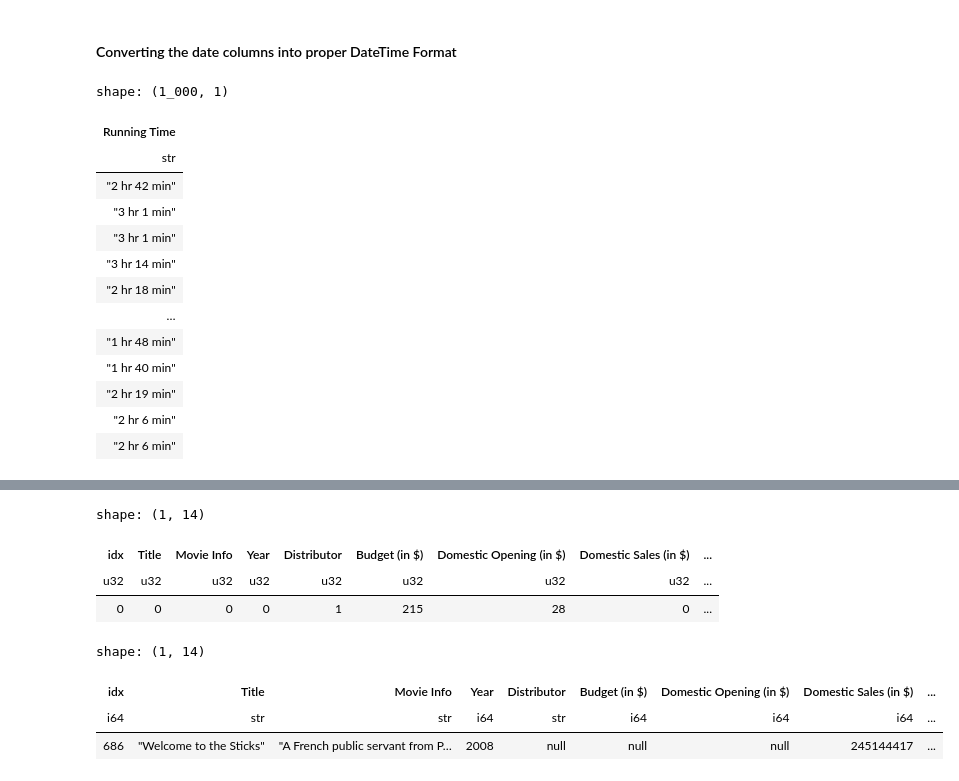
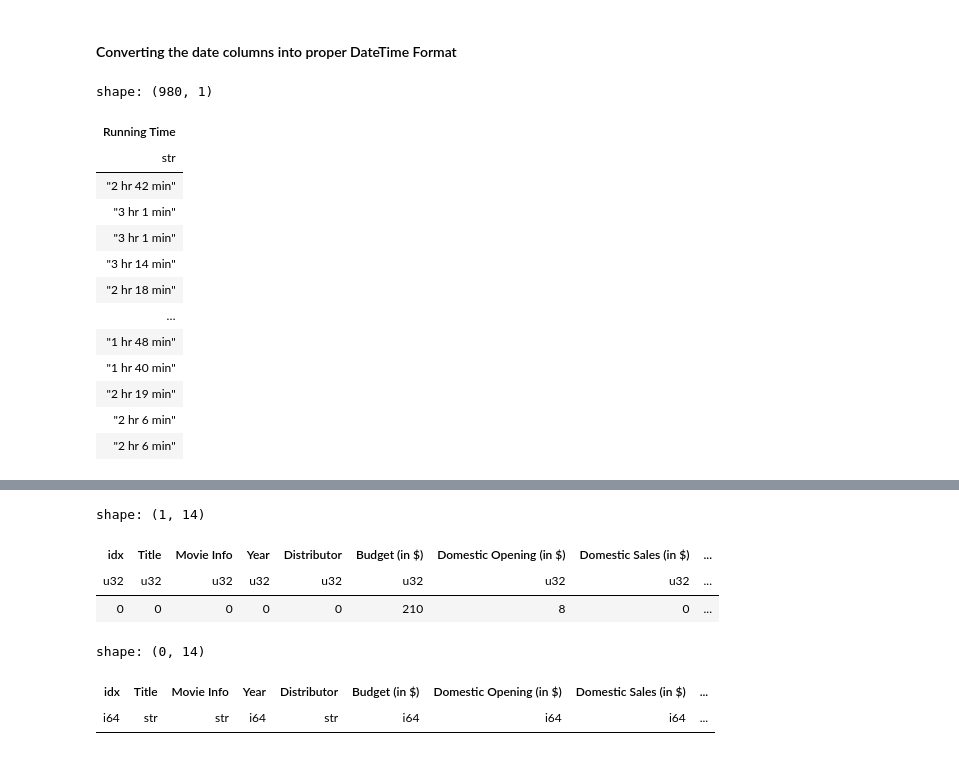
Before and after one commit to Jiyuu-da/movies_shiny_app, a Jupyter notebook: cleaning.ipynb, the cells around one changed output, grey strips where cells are left out. Drawn from its saved outputs; the diff is of its cells as text; code cells hidden in the pictures.

```diff
--- a/cleaning.ipynb
+++ b/cleaning.ipynb
@@ -1,6 +1,6 @@
 # %%
 import polars as pl
 # %%
-df = pl.read_csv("Movies.csv")
+df = pl.read_csv("./dataset/Movies.csv")
 df.head()
 # %% [output]
@@ -21,3 +24,8 @@ shape: (5, 14)
+# %%
+invalid_dist = r"^[A-Za-z]+ \d{1,2}"
+
+mask = ~df["Distributor"].str.contains(invalid_dist)
+df = df.filter(mask)
 # %% [markdown]
 #### Handling string values in integer columns
 # %%
@@ -114,7 +119,7 @@ df.select(
     pl.col("Running Time")
 )
 # %% [output]
-shape: (1_000, 1)
+shape: (980, 1)
 | Running Time |
 | str |
 | "2 hr 42 min" |
@@ -150,15 +155,14 @@ df.null_count()
 shape: (1, 14)
 | idx | Title | Movie Info | Year | Distributor | Budget (in $) | Domestic Opening (in $) | Domestic Sales (in $) | ... |
 | u32 | u32 | u32 | u32 | u32 | u32 | u32 | u32 | ... |
-| 0 | 0 | 0 | 0 | 1 | 215 | 28 | 0 | ... |
+| 0 | 0 | 0 | 0 | 0 | 210 | 8 | 0 | ... |
 # %%
 df.filter(
-    pl.col("Distributor").is_null()
+    pl.col("Distributor") == "July 17, 2015 (China)"
 )
 # %% [output]
-shape: (1, 14)
+shape: (0, 14)
 | idx | Title | Movie Info | Year | Distributor | Budget (in $) | Domestic Opening (in $) | Domestic Sales (in $) | ... |
 | i64 | str | str | i64 | str | i64 | i64 | i64 | ... |
-| 686 | "Welcome to the Sticks" | "A French public servant from P… | 2008 | null | null | null | 245144417 | ... |
 # %%
 df.write_csv("clean_movies.csv")
```
Also changed, not shown: parts of 4 cells of this notebook, 2 other files.
